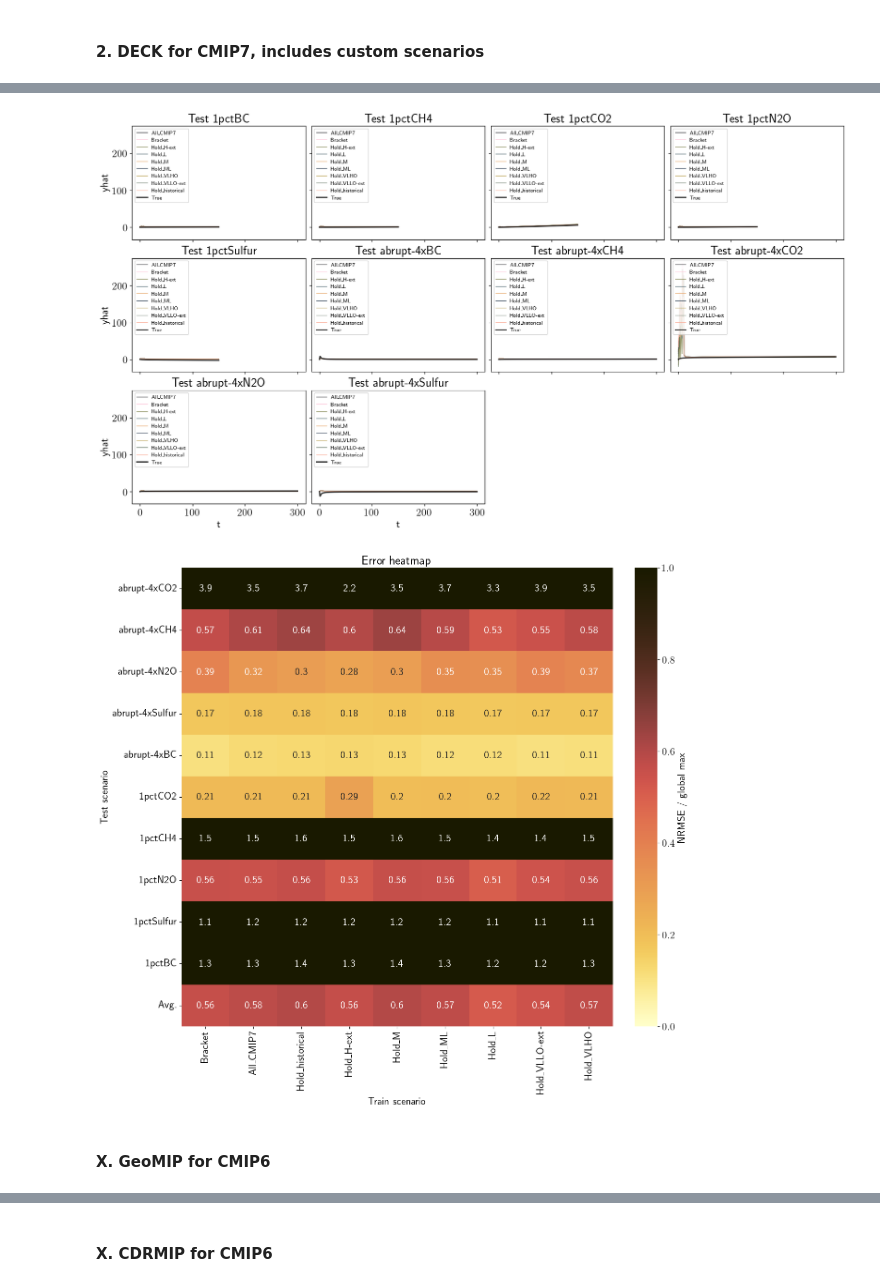
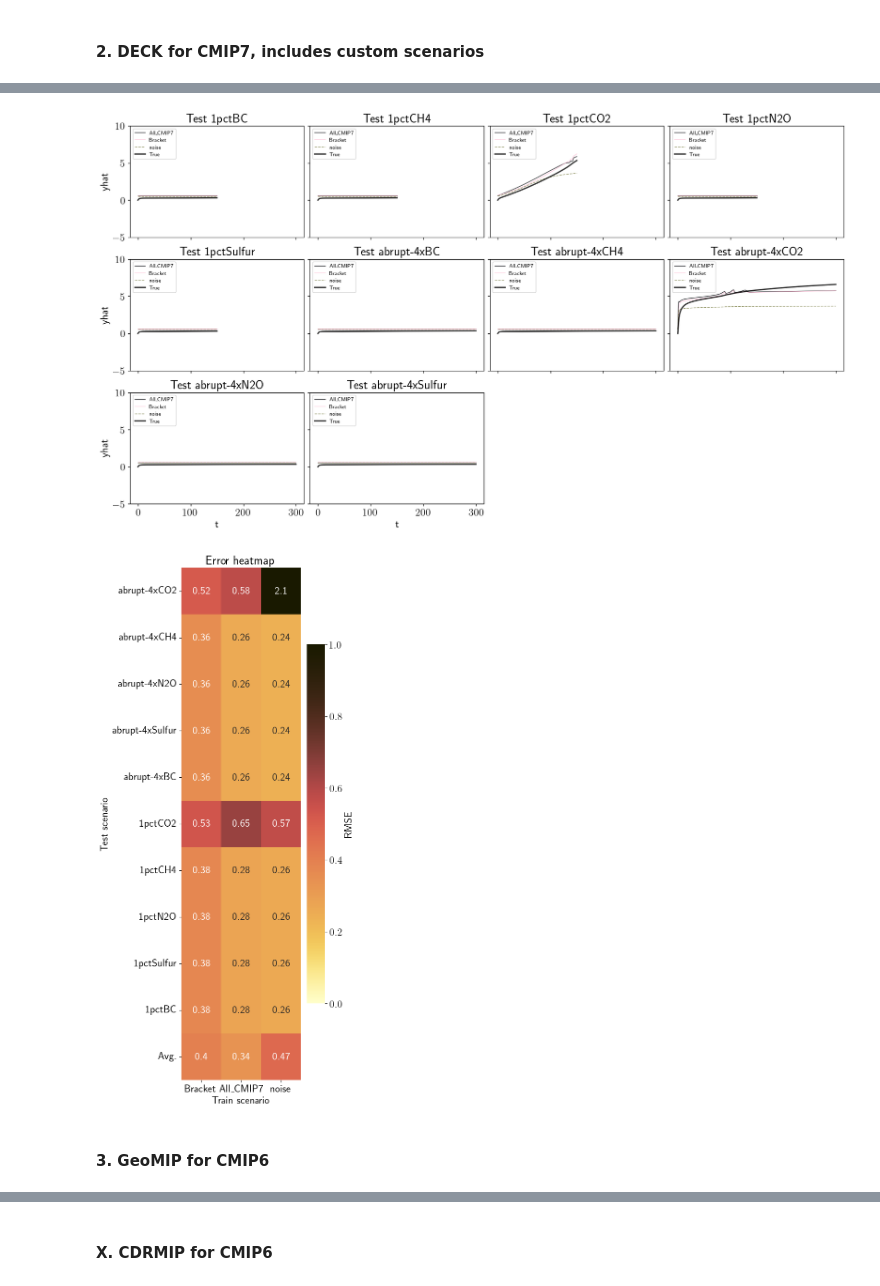
Before and after one commit to cbwomack/Emulator_Training_Data, a Jupyter notebook: generate_data.ipynb, the cells around one changed output, grey strips where cells are left out. Saved outputs shown, nothing was run; the diff lists cells and outputs as text; code cells hidden in the pictures.

```diff
--- a/generate_data.ipynb
+++ b/generate_data.ipynb
@@ -123,8 +338,8 @@ utils_MLP.plot_error_heatmap(error_dict_multi, scenarios_train_multi, scenarios_
 # %% [markdown]
 #### 2. DECK for CMIP7, includes custom scenarios
 # %%
-# Generate DECK scenarios (includes custome scenarios e.g. abrupt-4xCH4)
-agents = ['CO2','CH4','N2O','Sulfur','BC']
+# Generate DECK scenarios (includes custom scenarios e.g. abrupt-4xCH4)
+agents = ['CO2']#,'CH4']#,'N2O','Sulfur','BC']
 emis_dict_DECK = run_fair.load_DECK_CMIP7(agents)
 scenarios_DECK = list(emis_dict_DECK.keys())
 # %%
@@ -136,6 +351,6 @@ run_fair.plot_emissions(emis_dict_DECK, agent, 'DECK', DECK=True)
 # %%
 # Run FaIR for each scenario to get temperature change
-delT_dict_DECK = run_fair.get_cmip7_delT(emis_dict_DECK, scenarios_DECK, agents, DECK=True)
+delT_dict_DECK = run_fair.get_delT(emis_dict_DECK, scenarios_DECK, agents, MIP='DECK')
 # %%
 # Plot temperature change (optional)
 well_mixed = ['abrupt-4xCO2','abrupt-4xCH4','abrupt-4xN2O',
@@ -149,0 +365,8 @@ run_fair.plot_cmip7_delT(delT_dict_DECK, aerosols, 'DECK', DECK=True)
+# %%
+# Evaluate MLP on DECK experiments (training on multiple scenarios)
+scenarios_DECK_hist = scenarios_DECK.copy() + ['historical']
+series_DECK_hist = []
+for scen in scenarios_DECK:
+  series_DECK_hist.append((emis_dict_DECK[scen], delT_dict_DECK[scen], False))
+series_DECK_hist.append((emis_dict_tier1['historical'], delT_dict_tier1['historical'], False))
+training_groups_DECK_hist = {'All_DECK': scenarios_DECK_hist.copy()}
@@ -151,19 +382,19 @@ run_fair.plot_cmip7_delT(delT_dict_DECK, aerosols, 'DECK', DECK=True)
 # Evaluate MLP on DECK experiments (training on multiple scenarios)
 series_DECK = []
 for scen in scenarios_DECK:
-  series_DECK.append((emis_dict_DECK[scen], delT_dict_DECK[scen]))
+  series_DECK.append((emis_dict_DECK[scen], delT_dict_DECK[scen], False))
 
-error_dict_DECK_multi, yhat_dict_DECK_multi = utils_MLP.evaluate_trainsets_vs_tests_with_history(scenarios_tier1, series_tier1, scenarios_DECK, series_DECK, training_groups=training_groups, n_lags=10, random_state=0)
+error_dict_DECK_multi, yhat_dict_DECK_multi = utils_ML.evaluate_LSTM(scenarios_tier1, series_tier1, scenarios_DECK, series_DECK, agents, training_groups=training_groups, n_lags=0, lstm_size=16, dense_size=32, dropout_rate=0.1, l2_penalty=0.001)
 # %%
 # Plot predictions (optional)
-utils_MLP.plot_yhats_grid(error_dict_DECK_multi, yhat_dict_DECK_multi, delT_dict_DECK)
+utils_ML.plot_yhats_grid(error_dict_DECK_multi, yhat_dict_DECK_multi, delT_dict_DECK)
 # %% [output]
-[figure, old version]
+[figure, new version]
 # %%
 # Plot error heatmap (optional)
 scenarios_train_multi = list(training_groups.keys())
-utils_MLP.plot_error_heatmap(error_dict_DECK_multi, scenarios_train_multi, scenarios_DECK)
+utils_ML.plot_error_heatmap(error_dict_DECK_multi, scenarios_train_multi, scenarios_DECK)
 # %% [output]
-[figure, old version]
+[figure, new version]
 # %% [markdown]
-#### X. GeoMIP for CMIP6
+#### 3. GeoMIP for CMIP6
```
Also changed, not shown: parts of 32 cells of this notebook, 20 other files.
